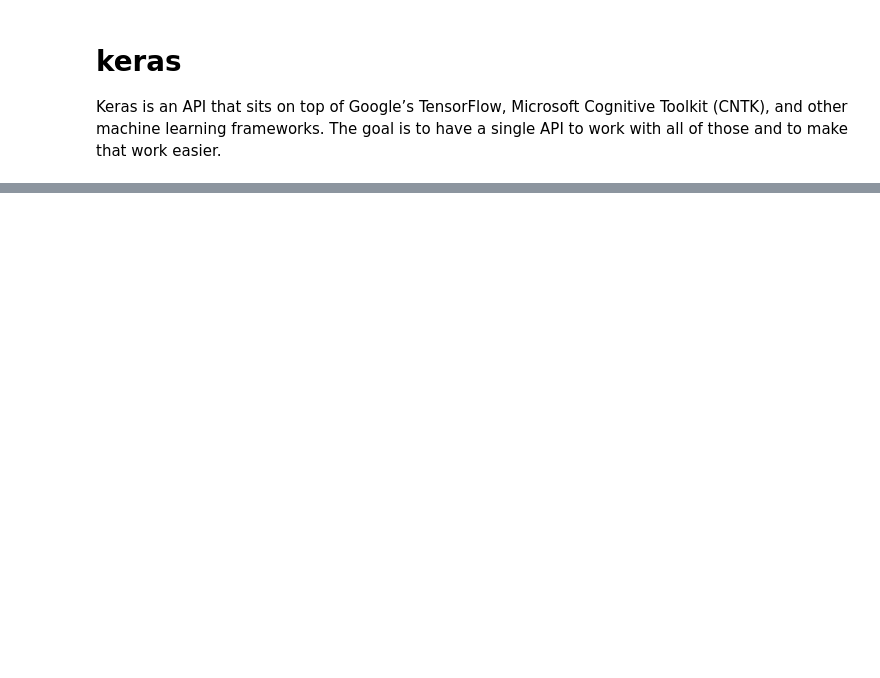
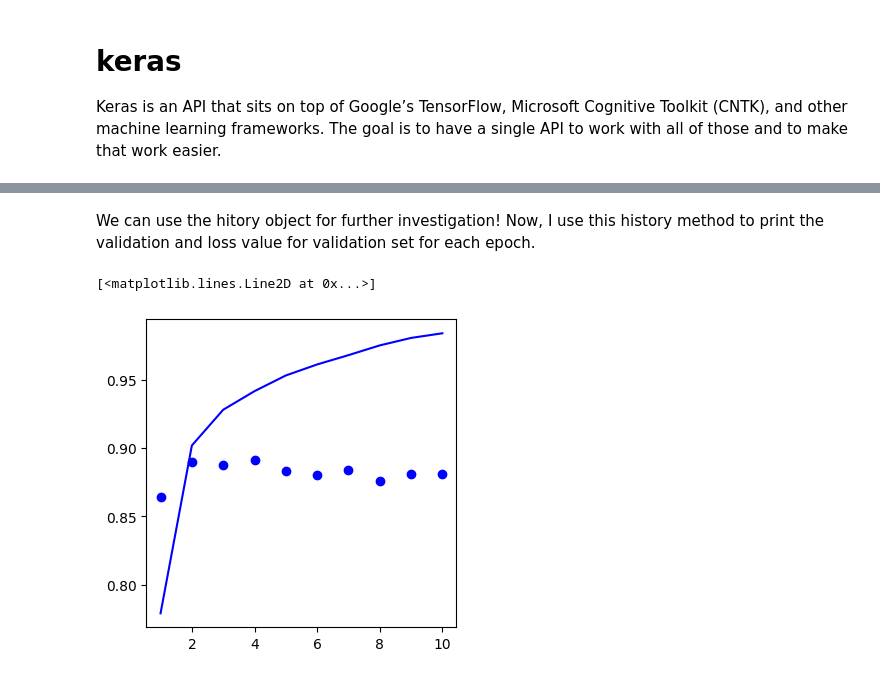
Before and after one commit to atoraby/Neural-networks, a Jupyter notebook: NeuralNetworks.ipynb, the cells around one changed output, grey strips where cells are left out. Cells and saved outputs as stored; diff of their text form; code cells hidden in the pictures; blank space fills up the shorter version.

```diff
--- a/NeuralNetworks.ipynb
+++ b/NeuralNetworks.ipynb
@@ -62,0 +376,6 @@ import matplotlib as plt
+# %%
+model = tf.keras.Sequential(
+    [tf.keras.layers.Dense(16,activation="relu"),
+    tf.keras.layers.Dense(16,activation="relu"),
+    tf.keras.layers.Dense(1,activation="sigmoid")]
+)
@@ -62,0 +390,2 @@ import matplotlib as plt
+# %%
+model.compile(optimizer="rmsprop" , loss="binary_crossentropy" , metrics=["accuracy"])
@@ -62,0 +399,2 @@ import matplotlib as plt
+# %%
+model.fit(train_x , train_label, epochs=10, batch_size=512)
@@ -62,0 +425,14 @@ import matplotlib as plt
+# %%
+train_data_validation_part = train_x[:10000]
+train_data_fit_part = train_x[10000:]
+train_label_validation_part = train_label[:10000]
+train_label_fit_part = train_label[10000:]
+
+model = tf.keras.Sequential(
+    [tf.keras.layers.Dense(16,activation="relu"),
+    tf.keras.layers.Dense(16,activation="relu"),
+    tf.keras.layers.Dense(1,activation="sigmoid")]
+)
+
+model.compile(optimizer="rmsprop" , loss="binary_crossentropy" , metrics=["accuracy"])
+history = model.fit(train_data_fit_part , train_label_fit_part, epochs=10, batch_size=512 , validation_data=(train_data_validation_part,train_label_validation_part))
@@ -62,0 +460,12 @@ import matplotlib as plt
+# %% [markdown]
+We can use the hitory object for further investigation! Now, I use this history method to print the validation and loss value for validation set for each epoch.
+# %%
+import matplotlib.pyplot as plt
+history_dict = history.history
+fig, axes = plt.subplots(1,1,figsize=(4,4))
+epochs = range(1, len(history_dict["val_accuracy"])+1)
+axes.plot(epochs, history_dict["val_accuracy"],"bo")
+axes.plot(epochs, history_dict["accuracy"],"b")
+# %% [output]
+[<matplotlib.lines.Line2D at 0x...>]
+[figure, added]
```
Also changed, not shown: parts of 78 cells of this notebook, 1 other file.
